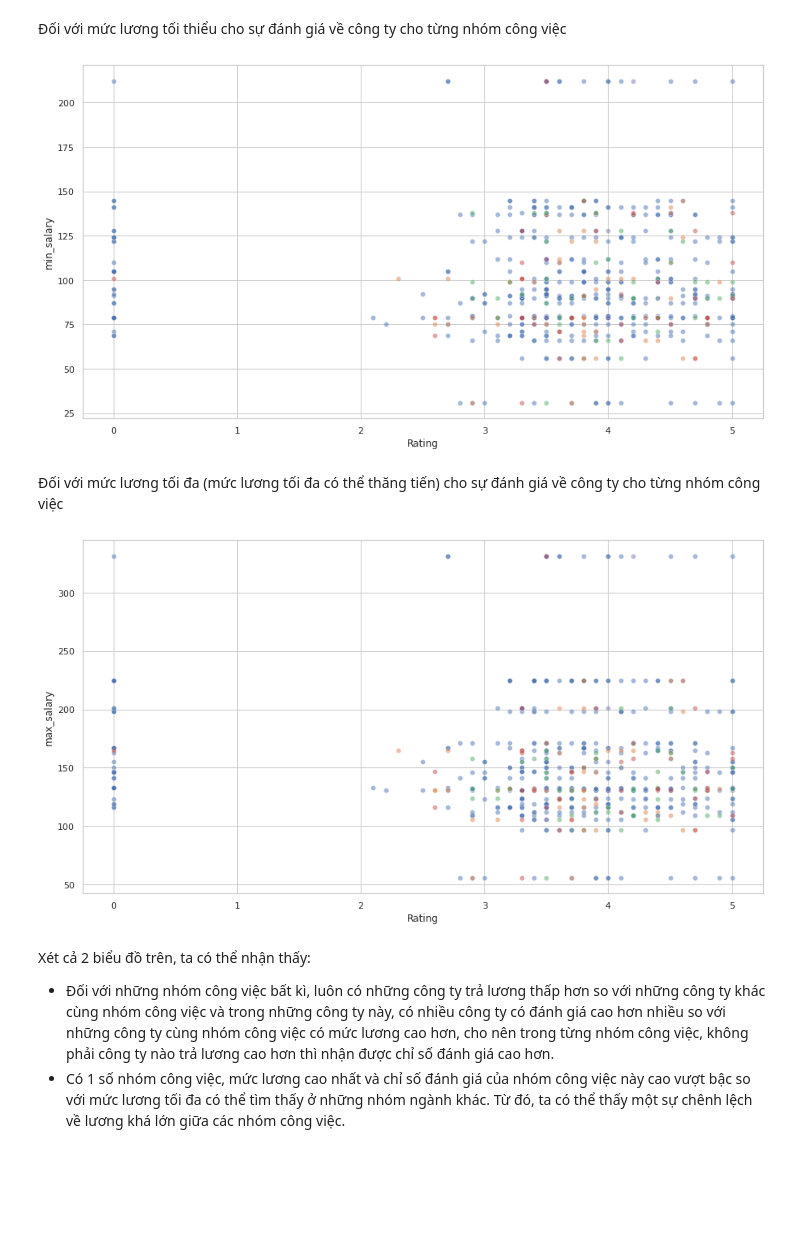
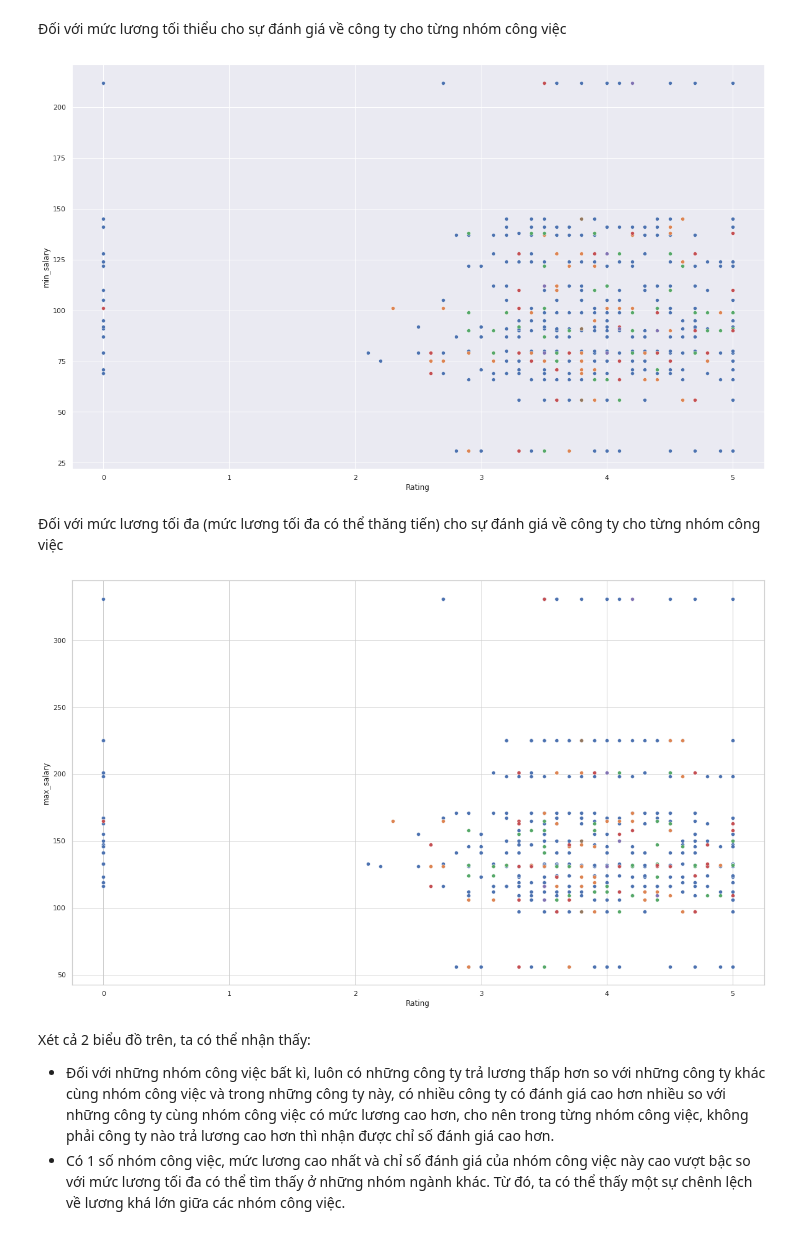
Before and after one commit to fminhtu/P4DS-FinalProject, a Jupyter notebook: Final.ipynb, the cells around one changed output. Drawn from its saved outputs; the diff is of its cells as text; code cells hidden in the pictures; blank space fills up the shorter version.

```diff
--- a/Final.ipynb
+++ b/Final.ipynb
@@ -409,18 +408,19 @@ Công đoạn 2: Sau khi có dữ liệu cho tách rời của từng nhóm côn
 Đối với mức lương tối thiểu cho sự đánh giá về công ty cho từng nhóm công việc
 # %%
 sns.set_style("whitegrid")
+sns.set(rc = {'figure.figsize':(20,12)})
 for i in range(len(rating_salary_for_each_group)):
-    sns.scatterplot(x='Rating', y='min_salary', data=rating_salary_for_each_group[i], alpha = 0.5)
+    sns.scatterplot(x='Rating', y='min_salary', data=rating_salary_for_each_group[i], alpha=1)
 # %% [output]
-[figure, old version]
+[figure, new version]
 # %% [markdown]
 Đối với mức lương tối đa (mức lương tối đa có thể thăng tiến) cho sự đánh giá về công ty cho từng nhóm công việc
 # %%
 sns.set_style("whitegrid")
 for i in range(len(rating_salary_for_each_group)):
-    sns.scatterplot(x='Rating', y='max_salary', data=rating_salary_for_each_group[i], alpha = 0.5)
+    sns.scatterplot(x='Rating', y='max_salary', data=rating_salary_for_each_group[i], alpha=1)
 # %% [output]
-[figure, old version]
+[figure, new version]
 # %% [markdown]
 Xét cả 2 biểu đồ trên, ta có thể nhận thấy:
 - Đối với những nhóm công việc bất kì, luôn có những công ty trả lương thấp hơn so với những công ty khác cùng nhóm công việc và trong những công ty này, có nhiều công ty có đánh giá cao hơn nhiều so với những công ty cùng nhóm công việc có mức lương cao hơn, cho nên trong từng nhóm công việc, không phải công ty nào trả lương cao hơn thì nhận được chỉ số đánh giá cao hơn.
```
Also changed, not shown: parts of 8 cells of this notebook.
